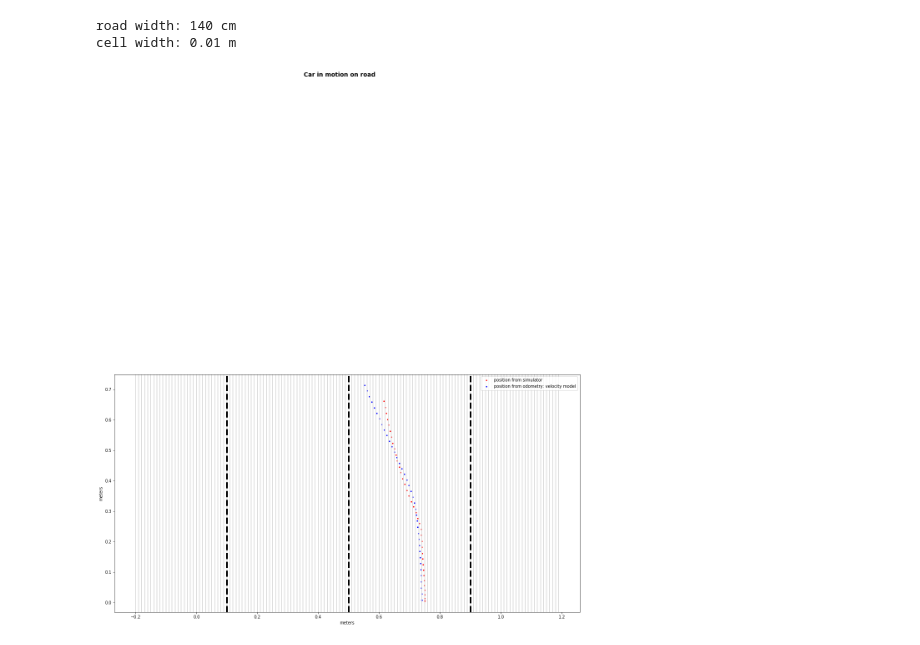
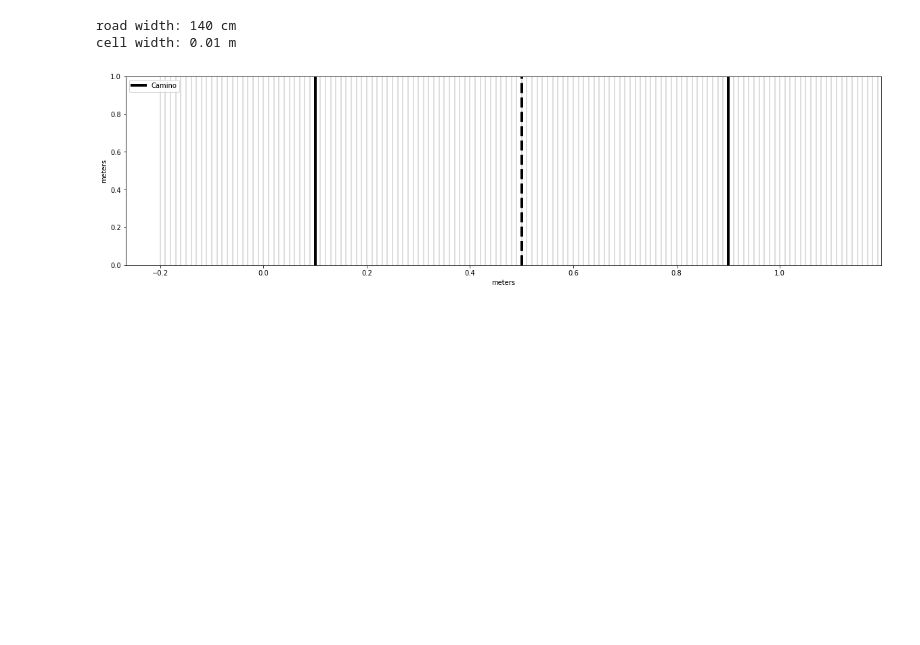
Before and after one commit to lgarciaos/AutoNOMOS, a Jupyter notebook: debug python/localization.ipynb, the cells around one changed output. Saved outputs shown, nothing was run; the diff lists cells and outputs as text; code cells hidden in the pictures; blank space fills up the shorter version.

```diff
--- a/debug python/localization.ipynb
+++ b/debug python/localization.ipynb
@@ -38,7 +38,7 @@ df.loc[0:50, ['d_ll', 'd_cc', 'd_rr']]
 # %%
 # global pose
 inicio = 30
-fin = 80
+fin = 150
 
 X = df['global_x'].values[inicio:fin]
 Y = df['global_y'].values[inicio:fin]
@@ -127,45 +137,45 @@ z = localization_hist.flatten() * 254
 colors = plt.cm.get_cmap('Blues')(z)
 # plt.scatter(grid_x, grid_y,  marker=',', s=10, c=colors)
 
-fig = plt.figure(figsize=(20, 30))
-fig.suptitle('Car in motion on road', fontsize=14, fontweight='bold')
+fig = plt.figure(figsize=(20, 5))
+## fig.suptitle('Car in motion on road', fontsize=14, fontweight='bold')
 ax = fig.add_subplot(111)
 fig.subplots_adjust(top=0.9)
 # ax.set_title('axes title')
 
 # plt.figure()
-ax.set_aspect('equal')
+## ax.set_aspect('equal')
 # plt.axes().set_xlim([-0.2, 1.2])
 
 # show discretization of probabilistic localization
 for x_i in points_x:
     ax.axvline(x_i, color='lightgray', linestyle='solid')
 
 # lines of road
-ax.axvline(right_x, color='k', linestyle='dashed', linewidth=4) #'k--', linewidth=4)
+ax.axvline(right_x, color='k', linestyle='-', linewidth=4, label='Camino') #'k--', linewidth=4)
 ax.axvline(center_x, color='k', linestyle='dashed', linewidth=4) #'k--', linewidth=4)
-ax.axvline(left_x, color='k', linestyle='dashed', linewidth=4)  #'k--', linewidth=4)
+ax.axvline(left_x, color='k', linestyle='-', linewidth=4)  #'k--', linewidth=4)
 
 # show orientation
 # for global pose
 # Q = plt.quiver(X, Y, U, V, color='r', pivot='mid', units='xy', scale=40, width=.009)
 
 # for odometry
 # Q = plt.quiver(odom_x_corregida, odom_y_corregida, odom_U_c, odom_V_c, color='b', pivot='mid', units='xy', scale=40, width=.009)
 
-ax.scatter(X, Y, color='r', s=5, label='position from simulator')
-ax.scatter(odom_x_corregida, odom_y_corregida, color='b', s=5, label='position from odometry: velocity model')
+## ax.scatter(X, Y, color='r', s=5, label='position from simulator')
+## ax.scatter(odom_x_corregida, odom_y_corregida, color='b', s=5, label='position from odometry: velocity model')
 
 ax.set_xlabel('meters')
 ax.set_ylabel('meters')
 
 # no se que hace esto
 #qk = plt.quiverkey(Q, 0.9, 0.9, 1, r'$1 \frac{m}{s}$', labelpos='E',
 #                   coordinates='figure')
 
 plt.legend()
 plt.show()
 # %% [output]
 road width: 140 cm
 cell width: 0.01 m
-[figure, old version]
+[figure, new version]
```
Also changed, not shown: parts of 7 cells of this notebook, 14 other files.
